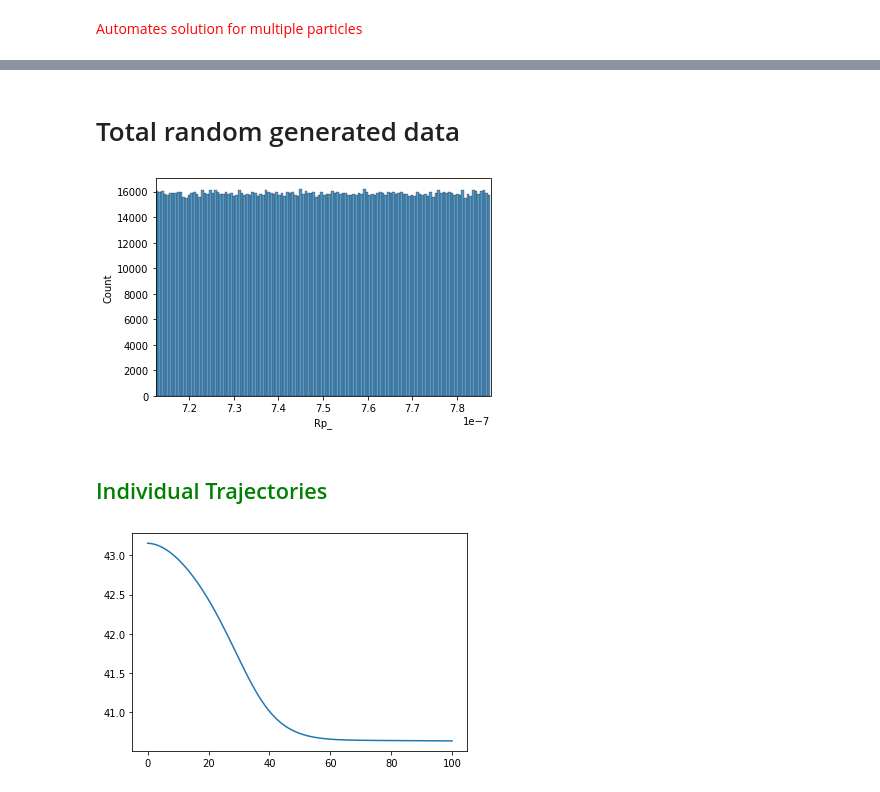
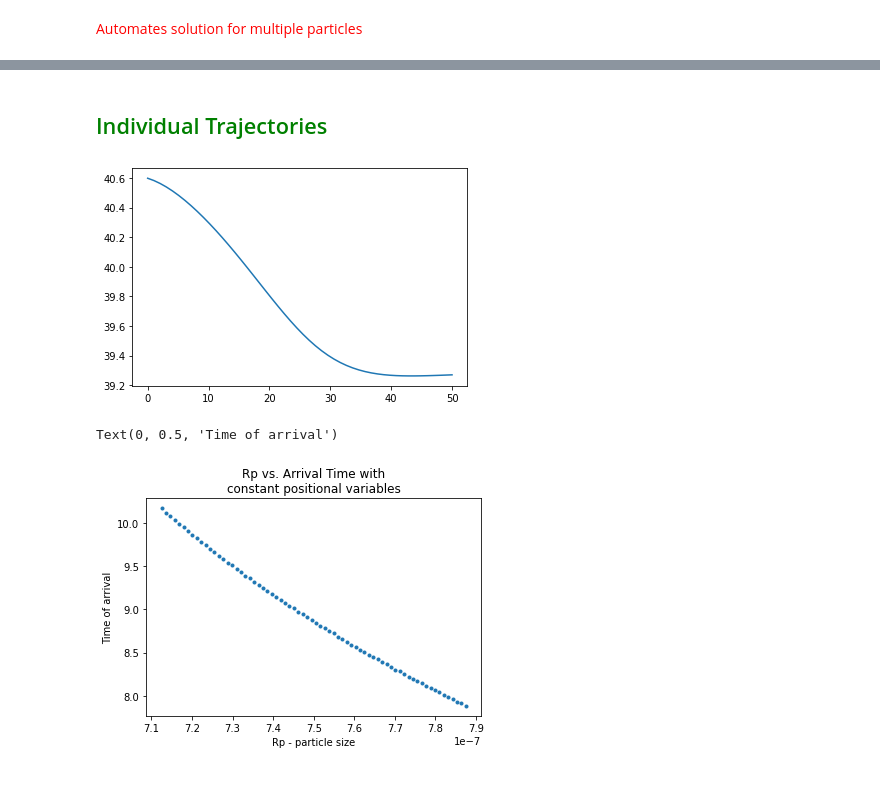
Before and after one commit to Hi-Tree/WGM_Forces, a Jupyter notebook: ode.ipynb, the cells around one changed output, grey strips where cells are left out. Drawn from its saved outputs; the diff is of its cells as text; code cells hidden in the pictures.

```diff
--- a/ode.ipynb
+++ b/ode.ipynb
@@ -43,7 +43,7 @@ def randomized(N):
     while Results.count()[0] != N:
         Rp = np.random.uniform(7.5*10**(-7) - 3.75*10**(-8), 7.5*10**(-7) + 3.75*10**(-8))
         #random positions
-        rho = np.random.uniform(39.107+(2*np.pi),39.107)
+        rho = np.random.uniform(39.107+(4*(7.5*10**(-7))),39.107+(2*np.pi))
         theta = np.random.uniform(((np.pi/2)-np.sqrt(1/40)),((np.pi/2)+np.sqrt(1/40)))
         phi = np.random.uniform(0,np.pi*2)
         #random velocities
@@ -57,7 +57,5 @@ def randomized(N):
         dtheta = vx*np.cos(theta)*np.cos(phi)+vy*np.cos(theta)*np.sin(phi)-vz*np.sin(theta)
         dphi = vy*np.cos(phi)-vx*np.sin(phi)
         dRhodT = vx*np.sin(theta)*np.cos(phi)+vy*np.sin(theta)*np.sin(phi)+vz*np.cos(theta) #vrho
-        if dRhodT <= 0:
-            Results = pd.concat([pd.DataFrame([[vx,  vy,  vz,  rho,  theta,  phi, dRhodT, dtheta, dphi, Rp, gamma, None]],columns = Results.columns),Results],ignore_index = True)
-
+        Results = pd.concat([pd.DataFrame([[vx, vy, vz, rho, theta, phi, dRhodT, dtheta, dphi, Rp, gamma, None]],columns = Results.columns),Results],ignore_index = True)
     return Results
@@ -76 +81,3 @@ def f(u, t, par, gamma,Rp):
     return dudt
+# %%
+g =
@@ -83,19 +93,18 @@ def solve(Results):
     g = pd.DataFrame(columns=["rho", "time","Rp_"])
 
     j = 0
-    time = np.linspace(0,100,1000)
+    time = np.linspace(0,50,300)
     while j != len(Results.index):
         gamma_ = Results['gamma_'][j]
         Rp_ = Results['Rp_'][j]
-        par['R_ratio'] = (Results['Rp_'][j])/(5.6*10**(-5))
+        par['R_ratio'] = Rp_/(5.6*10**(-5))
         u0 = [Results['rho_'][j],Results['dRho_'][j], Results['theta_'][j], Results['dTheta_'][j], Results['phi_'][j], Results['dPhi_'][j]]
         sol = odeint(f, u0, time, args = (par, gamma_,Rp_))
 
         k["rho"] = sol[:,0]
         k["time"] = time
-        k["Rp_"] = [Rp_]*1000
+        k["Rp_"] = [Rp_]*300
         k = k[k.rho <= 39.107+Rp_].head(1)
-
         g = pd.concat([k, g],ignore_index = True)
         k = pd.DataFrame(columns=["rho", "time","Rp_"])
 
@@ -137,11 +126 @@ plt.show()
-# %% [markdown]
-<h1>Total random generated data</h1>
-# %%
-fig, ax = plt.subplots()
-sns.histplot(data=Res3, x = 'Rp_', ax=ax)  # distplot is deprecate and replaced by histplot
-ax.set_xlim(7.5*10**(-7) - 3.75*10**(-8), 7.5*10**(-7) + 3.75*10**(-8))
-#ax.set_xticks(range(7.5*10**(-7) - 3.75*10**(-8), 7.5*10**(-7) + 3.75*10**(-8)))
-plt.show()
-# %% [output]
-[figure, removed]
 # %%
@@ -157,4 +136,14 @@ z = solve(s)
 plt.plot(z[2], z[1][:,0])
 plt.show()
 # %% [output]
-[figure, old version]
+[figure, new version]
+# %%
+F = randomized(70)
+z = solve(F)[0]
+plt.plot(z["Rp_"],z["time"],".")
+plt.title("Rp vs. Arrival Time with\nconstant positional variables")
+plt.xlabel("Rp - particle size")
+plt.ylabel("Time of arrival")
+# %% [output]
+Text(0, 0.5, 'Time of arrival')
+[figure, added]
```
Also changed, not shown: parts of 9 cells of this notebook.
